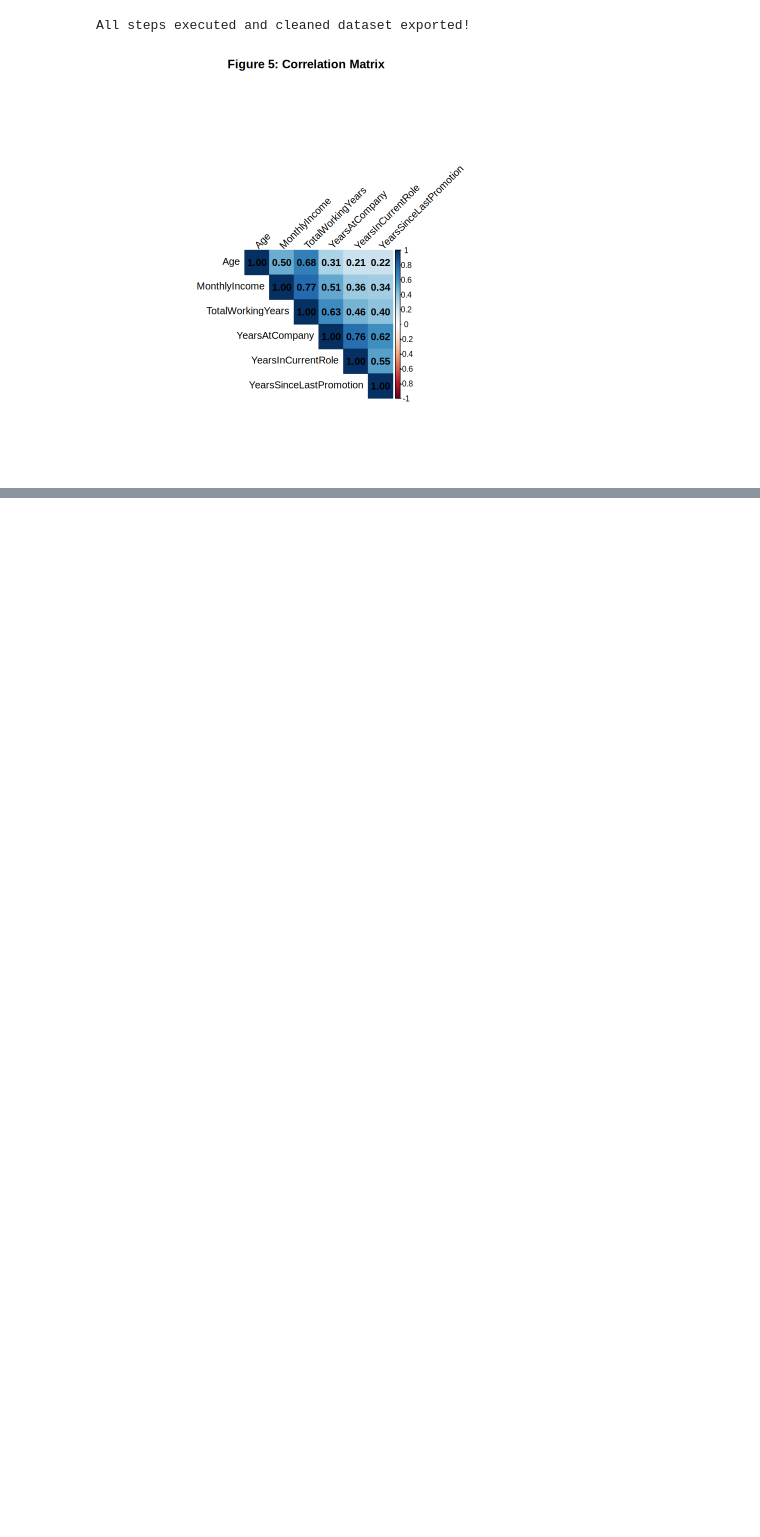
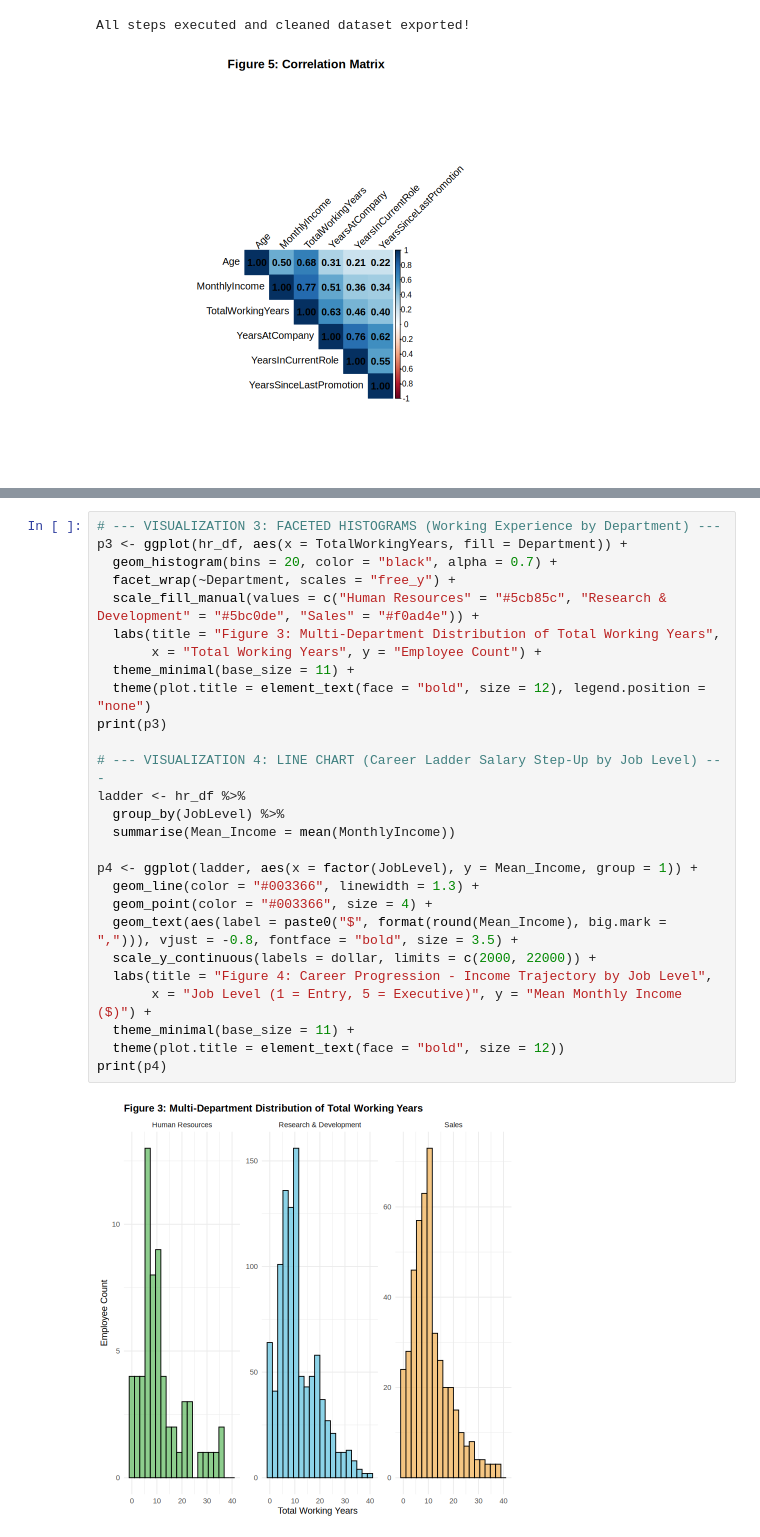
Before and after one commit to palak180706-source/yuva_interm_ibm_project, a Jupyter notebook: python-basics/google-colab-r.ipynb, the cells around one changed output, grey strips where cells are left out. Cells and saved outputs as stored; diff of their text form; blank space fills up the shorter version.

```diff
--- a/python-basics/google-colab-r.ipynb
+++ b/python-basics/google-colab-r.ipynb
@@ -242,0 +301,29 @@ All steps executed and cleaned dataset exported!
+# %%
+# --- VISUALIZATION 3: FACETED HISTOGRAMS (Working Experience by Department) ---
+p3 <- ggplot(hr_df, aes(x = TotalWorkingYears, fill = Department)) +
+  geom_histogram(bins = 20, color = "black", alpha = 0.7) +
+  facet_wrap(~Department, scales = "free_y") +
+  scale_fill_manual(values = c("Human Resources" = "#5cb85c", "Research & Development" = "#5bc0de", "Sales" = "#f0ad4e")) +
+  labs(title = "Figure 3: Multi-Department Distribution of Total Working Years",
+       x = "Total Working Years", y = "Employee Count") +
+  theme_minimal(base_size = 11) +
+  theme(plot.title = element_text(face = "bold", size = 12), legend.position = "none")
+print(p3)
+
+# --- VISUALIZATION 4: LINE CHART (Career Ladder Salary Step-Up by Job Level) ---
+ladder <- hr_df %>%
+  group_by(JobLevel) %>%
+  summarise(Mean_Income = mean(MonthlyIncome))
+
+p4 <- ggplot(ladder, aes(x = factor(JobLevel), y = Mean_Income, group = 1)) +
+  geom_line(color = "#003366", linewidth = 1.3) +
+  geom_point(color = "#003366", size = 4) +
+  geom_text(aes(label = paste0("$", format(round(Mean_Income), big.mark = ","))), vjust = -0.8, fontface = "bold", size = 3.5) +
+  scale_y_continuous(labels = dollar, limits = c(2000, 22000)) +
+  labs(title = "Figure 4: Career Progression - Income Trajectory by Job Level",
+       x = "Job Level (1 = Entry, 5 = Executive)", y = "Mean Monthly Income ($)") +
+  theme_minimal(base_size = 11) +
+  theme(plot.title = element_text(face = "bold", size = 12))
+print(p4)
+# %% [output]
+[figure, added]
```
Also changed, not shown: parts of 6 cells of this notebook.
